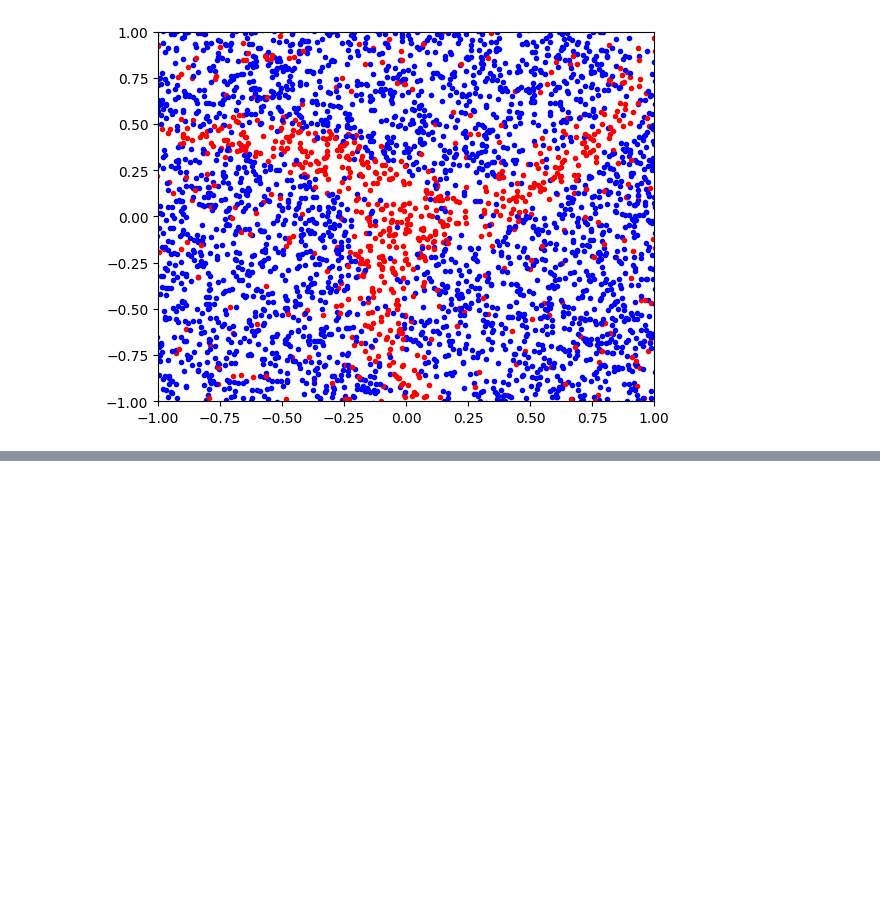
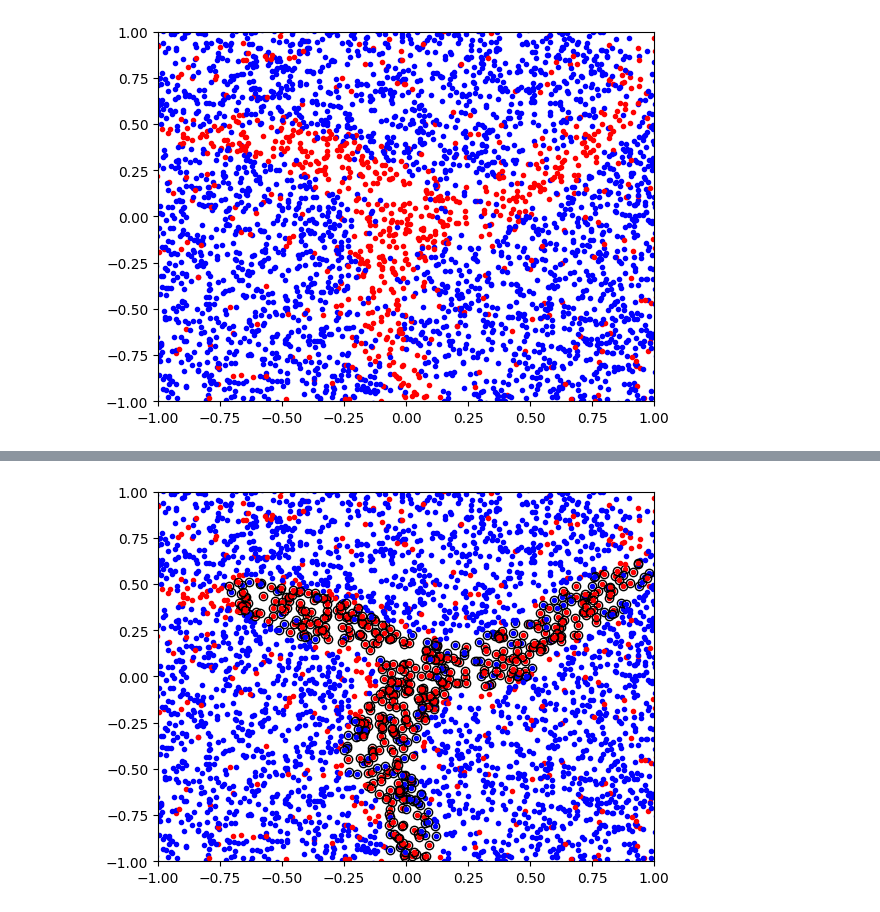
Before and after one commit to axelwilandh/perceptrons-from-scratch, a Jupyter notebook: notebooks/advanced_shapes.ipynb, the cells around one changed output, grey strips where cells are left out. Cells and saved outputs as stored; diff of their text form; code cells hidden in the pictures; blank space fills up the shorter version.

```diff
--- a/notebooks/advanced_shapes.ipynb
+++ b/notebooks/advanced_shapes.ipynb
@@ -41,0 +72,4 @@ plt.show()
+# %%
+model.fit(training_set, training_targets, 200)
+
+Out = model.predict(training_set)
@@ -41,0 +94,15 @@ plt.show()
+# %%
+# Plot, let red be in the set
+for mu in range(len(training_targets)):
+    if training_targets[mu] == 1 :
+        plt.plot(training_set[mu,0], training_set[mu,1],'r.')
+    else :
+        plt.plot(training_set[mu,0], training_set[mu,1],'b.')
+    # plot classification of network as circles
+    if Out[mu] == 1 :
+        plt.plot(training_set[mu,0], training_set[mu,1],'ko',mfc='none')
+
+plt.axis([-1, 1, -1, 1])
+plt.show()
+# %% [output]
+[figure, added]
```
Also changed, not shown: parts of 4 cells of this notebook, 1 other file.
